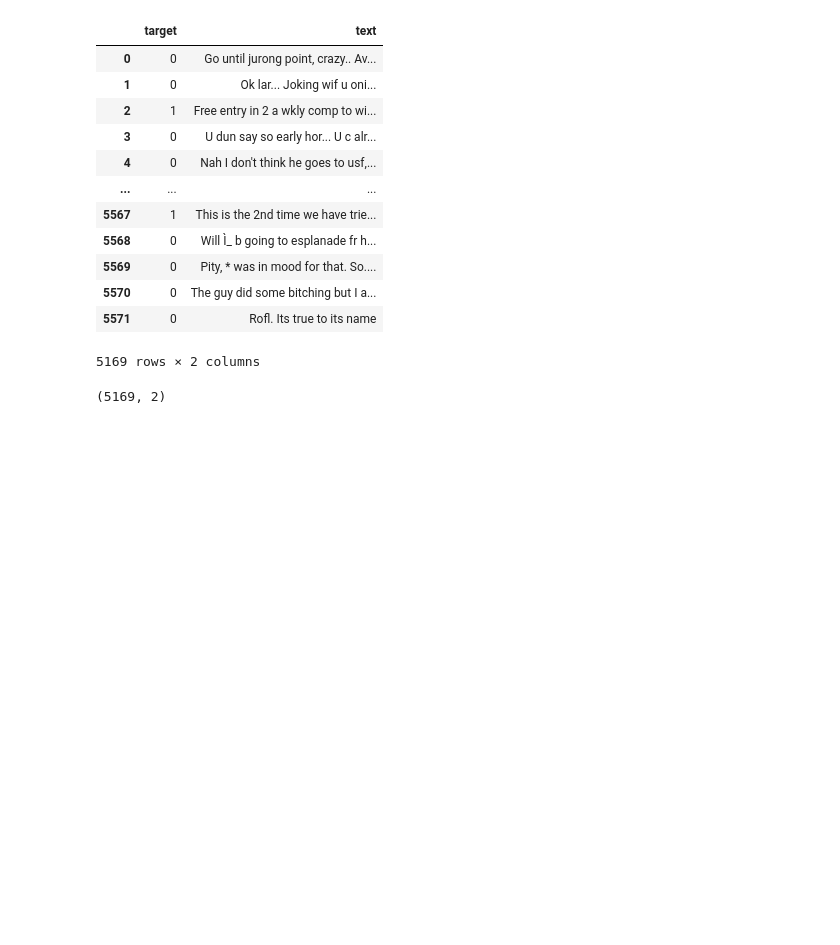
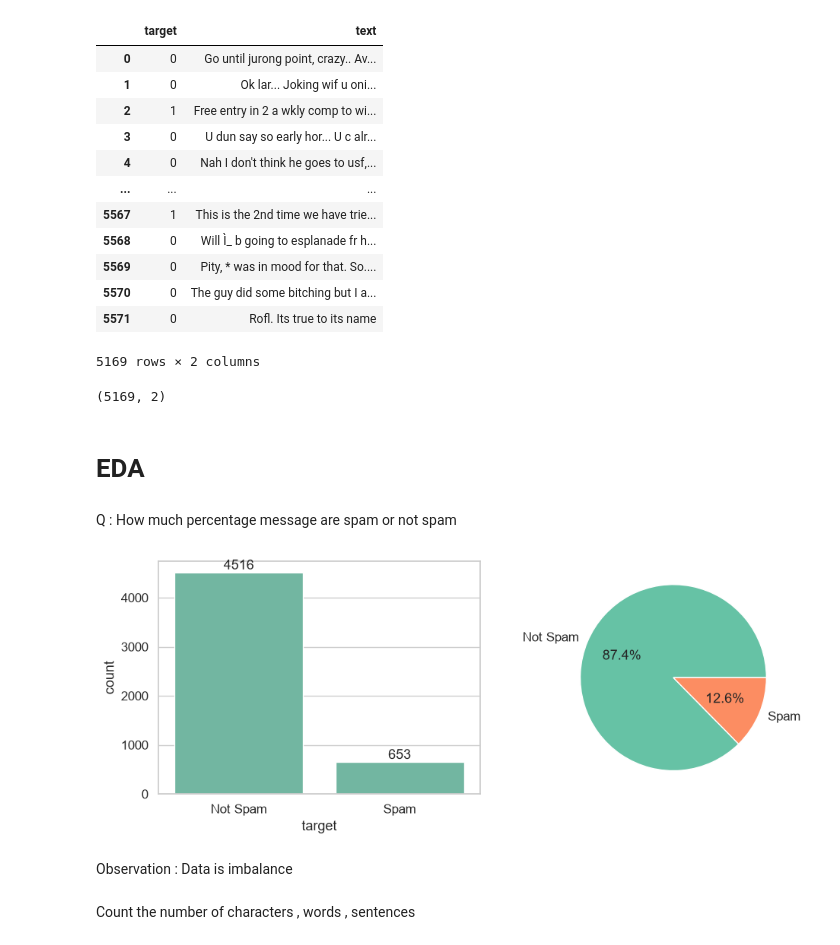
Before and after one commit to manish-singh-deswal/sms-spam-classifier, a Jupyter notebook: 02_notebooks/eda.ipynb, the cells around one changed output. Drawn from its saved outputs; the diff is of its cells as text; code cells hidden in the pictures; blank space fills up the shorter version.

Commit message:
feat: perform exploratory data analysis

```diff
--- a/02_notebooks/eda.ipynb
+++ b/02_notebooks/eda.ipynb
@@ -122,3 +122,30 @@ df
 df.shape
 # %% [output]
 (5169, 2)
+# %% [markdown]
+# EDA
+# %% [markdown]
+Q : How much percentage message are spam or not spam
+# %%
+data = df["target"].replace({0: "Not Spam", 1: "Spam", "ham": "Not Spam"})
+counts = data.value_counts()
+
+fig, ax = plt.subplots(1, 2, figsize=(10, 4))
+
+# Bar plot with auto-numbers
+sns.countplot(x=data, order=["Not Spam", "Spam"], ax=ax[0])
+ax[0].bar_label(ax[0].containers[0])
+
+ax[1].pie(
+    [counts["Not Spam"], counts["Spam"]],
+    labels=["Not Spam", "Spam"],
+    autopct="%.1f%%",
+)
+plt.tight_layout()
+plt.show()
+# %% [output]
+[figure, added]
+# %% [markdown]
+Observation : Data is imbalance
+# %% [markdown]
+Count the number of characters , words , sentences
```
Also changed, not shown: parts of 29 cells of this notebook.
